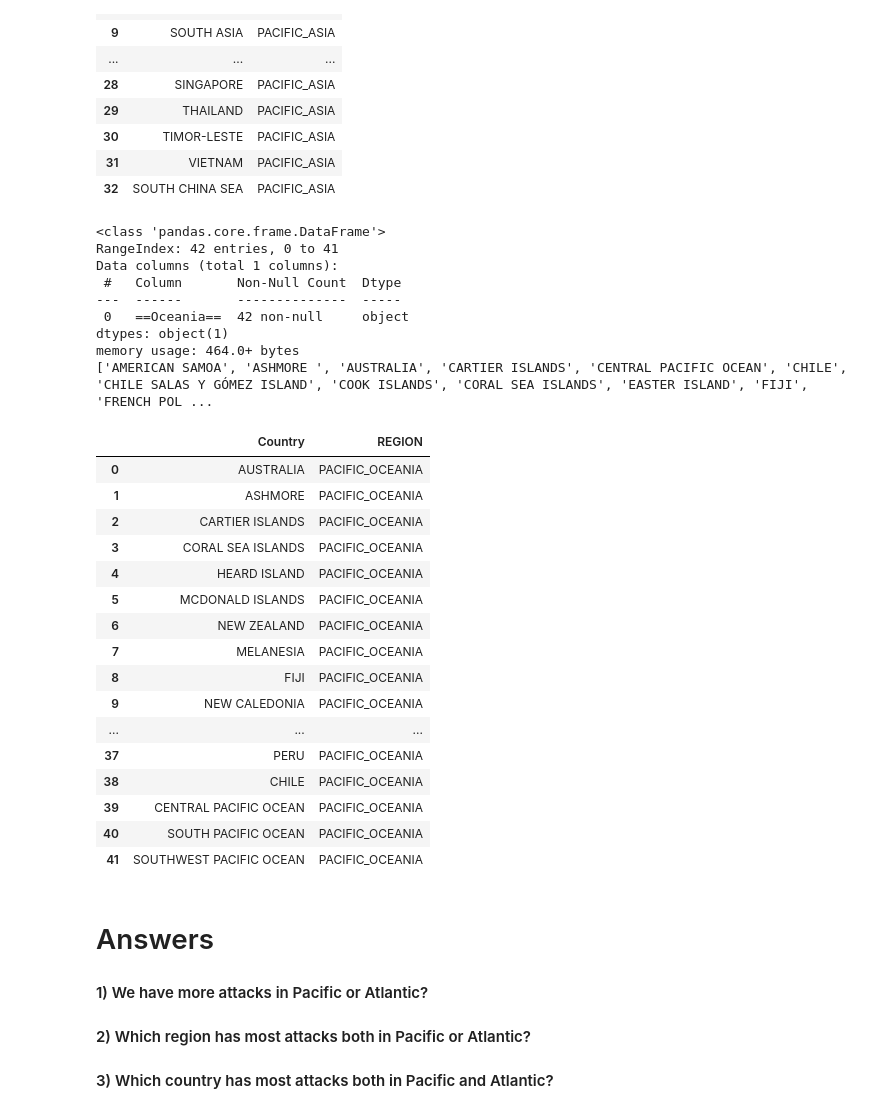
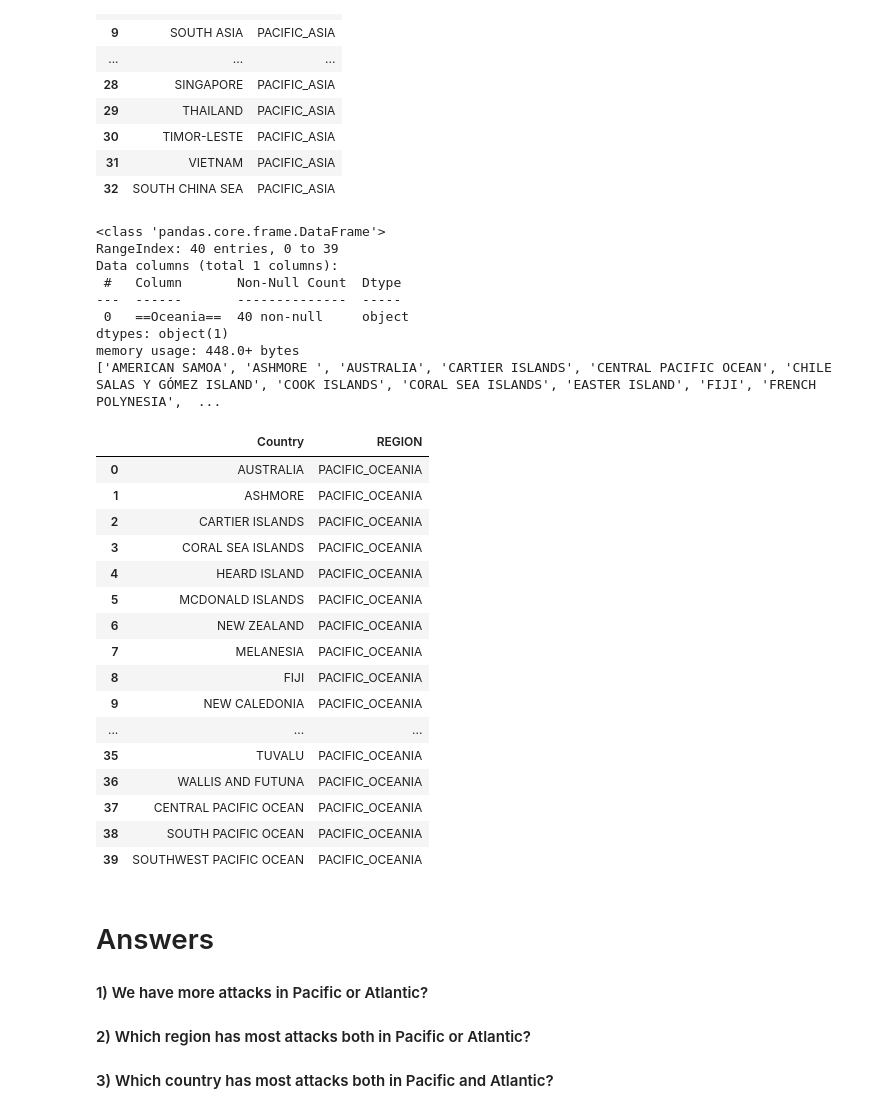
Before and after one commit to ggnicolau/ironhack_projects, a Jupyter notebook: PROJETO 1 - Shark_Attacks.ipynb, the cells around one changed output. Drawn from its saved outputs; the diff is of its cells as text; code cells hidden in the pictures.

```diff
--- a/PROJETO 1 - Shark_Attacks.ipynb
+++ b/PROJETO 1 - Shark_Attacks.ipynb
@@ -787,56 +792,57 @@ PACIFIC_OCEANIA['==Oceania=='] = PACIFIC_OCEANIA.sort_values(by=['==Oceania=='])
 
 #Filters
 PACIFIC_OCEANIA['==Oceania=='] = PACIFIC_OCEANIA['==Oceania=='].str[1:]
-PACIFIC_OCEANIA['==Oceania=='] = PACIFIC_OCEANIA['==Oceania=='].replace({'NICARAGUA ': 'NICARAGUA', ' TONGA': 'TONGA',' PHILIPPINES': 'PHILIPPINES', 'ANDAMAN ISLANDS': 'ANDAMAN / NICOBAR ISLANDAS', 'ASIA?': 'ASIA', 'CEYLON': 'SRI LANKA', 'CEYLON (SRI LANKA)': 'SRI LANKA'})
-PACIFIC_OCEANIA['==Oceania=='] = PACIFIC_OCEANIA['==Oceania=='].replace({'ANDAMAN ISLANDS': 'ANDAMAN / NICOBAR ISLANDAS', 'ASIA?': 'ASIA', 'CEYLON': 'SRI LANKA', 'CEYLON (SRI LANKA)': 'SRI LANKA'})
-PACIFIC_OCEANIA['==Oceania=='] = PACIFIC_OCEANIA['==Oceania=='].replace({'EGYPT': 'EGYPT / ISRAEL', 'EGYPT ': 'EGYPT / ISRAEL', 'INDIAN OCEAN?': 'INDIAN OCEAN', 'ITALY': 'ITALY / CROATIA'})
-PACIFIC_OCEANIA['==Oceania=='] = PACIFIC_OCEANIA['==Oceania=='].replace({'MEXICO ': 'MEXICO', 'NORTH ATLANTIC OCEAN ': 'NORTH ATLANTIC OCEAN', 'RED SEA': 'RED SEA / INDIAN OCEAN', 'RED SEA?': 'RED SEA / INDIAN OCEAN'})
-PACIFIC_OCEANIA['==Oceania=='] = PACIFIC_OCEANIA['==Oceania=='].replace({'REUNION': 'REUNION ISLAND','SOLOMON ISLANDS': 'SOLOMON ISLANDS / VANUATU', 'SOLOMON ISLANDS ': 'SOLOMON ISLANDS / VANUATU', 'VANUATU': 'SOLOMON ISLANDS / VANUATU', 'ST HELENA, BRITISH OVERSEAS TERRITORY': 'ST HELENA'})
-PACIFIC_OCEANIA['==Oceania=='] = PACIFIC_OCEANIA['==Oceania=='].replace({'ST. MAARTIN': 'ST. MARTIN', 'ST. MAARTEN': 'ST. MARTIN', 'SUDAN?': 'SUDAN', 'UNITED ARAB EMIRATES (UAE)': 'UNITED ARAB EMIRATES', 'YEMEN ' : 'YEMEN'})
+PACIFIC_OCEANIA['==Oceania=='] = PACIFIC_OCEANIA['==Oceania=='].replace({'ANDAMAN ISLANDS': 'ANDAMAN / NICOBAR ISLANDAS', 'CEYLON': 'SRI LANKA', 'CEYLON (SRI LANKA)': 'SRI LANKA'})
+PACIFIC_OCEANIA['==Oceania=='] = PACIFIC_OCEANIA['==Oceania=='].replace({'EGYPT': 'EGYPT / ISRAEL', 'ITALY': 'ITALY / CROATIA'})
+PACIFIC_OCEANIA['==Oceania=='] = PACIFIC_OCEANIA['==Oceania=='].replace({'RED SEA': 'RED SEA / INDIAN OCEAN'})
+PACIFIC_OCEANIA['==Oceania=='] = PACIFIC_OCEANIA['==Oceania=='].replace({'REUNION': 'REUNION ISLAND','SOLOMON ISLANDS': 'SOLOMON ISLANDS / VANUATU', 'VANUATU': 'SOLOMON ISLANDS / VANUATU', 'ST HELENA, BRITISH OVERSEAS TERRITORY': 'ST HELENA'})
+PACIFIC_OCEANIA['==Oceania=='] = PACIFIC_OCEANIA['==Oceania=='].replace({'ST. MAARTIN': 'ST. MARTIN', 'ST. MAARTEN': 'ST. MARTIN'})
 PACIFIC_OCEANIA['==Oceania=='] = PACIFIC_OCEANIA['==Oceania=='].replace({'IRAN': 'IRAN / IRAQ', 'IRAQ': 'IRAN / IRAQ', 'MICRONESIA, FEDERATED STATES OF': 'MICRONESIA', 'FEDERATED STATES OF MICRONESIA' :  'MICRONESIA', 'CAMEROON' : 'EQUATORIAL GUINEA / CAMEROON', 'EQUATORIAL GUINEA' : 'EQUATORIAL GUINEA / CAMEROON'})
-PACIFIC_OCEANIA['==Oceania=='] = PACIFIC_OCEANIA['==Oceania=='].replace({'PACIFIC OCEAN ': 'PACIFIC OCEAN', 'MALDIVE ISLANDS': 'FALKLAND ISLANDS', 'MALDIVES ISLANDS' : 'FALKLAND ISLANDS', 'MALDIVES' : 'FALKLAND ISLANDS', 'WESTERN SAMOA' : 'SAMOA'})
+PACIFIC_OCEANIA['==Oceania=='] = PACIFIC_OCEANIA['==Oceania=='].replace({'MALDIVE ISLANDS': 'FALKLAND ISLANDS', 'MALDIVES ISLANDS' : 'FALKLAND ISLANDS', 'MALDIVES' : 'FALKLAND ISLANDS', 'WESTERN SAMOA' : 'SAMOA'})
+PACIFIC_OCEANIA['==Oceania=='] = PACIFIC_OCEANIA['==Oceania=='].replace({'UNITED STATES OF AMERICA' : 'US', 'USA' : 'US', ' TONGA': 'TONGA', 'UNITED ARAB EMIRATES ': 'UNITED ARAB EMIRATES'})
+
 
 #list of countries
 OCEANIA_MERGED = PACIFIC_OCEANIA.groupby(['==Oceania==']).sum()
 print(list(OCEANIA_MERGED.index))
 PACIFIC_OCEANIA
 
 #Dataframe Call
 OCEANIA_MERGED
 #Dataframe Call by loc
 PACIFIC_OCEANIA.loc[:, ['==Oceania==']]
 OCEANIA_MERGED
 #ADD_RENAME_COLUMN
 PACIFIC_OCEANIA['REGION'] = 'PACIFIC_OCEANIA'
 PACIFIC_OCEANIA = PACIFIC_OCEANIA.rename(columns={"==Oceania==": 'Country'})
 PACIFIC_OCEANIA
 # %% [output]
 <class 'pandas.core.frame.DataFrame'>
-RangeIndex: 42 entries, 0 to 41
+RangeIndex: 40 entries, 0 to 39
 Data columns (total 1 columns):
  #   Column       Non-Null Count  Dtype
 ---  ------       --------------  -----
- 0   ==Oceania==  42 non-null     object
+ 0   ==Oceania==  40 non-null     object
 dtypes: object(1)
-memory usage: 464.0+ bytes
-['AMERICAN SAMOA', 'ASHMORE ', 'AUSTRALIA', 'CARTIER ISLANDS', 'CENTRAL PACIFIC OCEAN', 'CHILE', 'CHILE SALAS Y GÓMEZ ISLAND', 'COOK ISLANDS', 'CORAL SEA ISLANDS', 'EASTER ISLAND', 'FIJI', 'FRENCH POL ...
+memory usage: 448.0+ bytes
+['AMERICAN SAMOA', 'ASHMORE ', 'AUSTRALIA', 'CARTIER ISLANDS', 'CENTRAL PACIFIC OCEAN', 'CHILE SALAS Y GÓMEZ ISLAND', 'COOK ISLANDS', 'CORAL SEA ISLANDS', 'EASTER ISLAND', 'FIJI', 'FRENCH POLYNESIA',  ...
 |  | Country | REGION |
 | 0 | AUSTRALIA | PACIFIC_OCEANIA |
 | 1 | ASHMORE | PACIFIC_OCEANIA |
 | 2 | CARTIER ISLANDS | PACIFIC_OCEANIA |
 | 3 | CORAL SEA ISLANDS | PACIFIC_OCEANIA |
 | 4 | HEARD ISLAND | PACIFIC_OCEANIA |
 | 5 | MCDONALD ISLANDS | PACIFIC_OCEANIA |
 | 6 | NEW ZEALAND | PACIFIC_OCEANIA |
 | 7 | MELANESIA | PACIFIC_OCEANIA |
 | 8 | FIJI | PACIFIC_OCEANIA |
 | 9 | NEW CALEDONIA | PACIFIC_OCEANIA |
 | ... | ... | ... |
-| 37 | PERU | PACIFIC_OCEANIA |
-| 38 | CHILE | PACIFIC_OCEANIA |
-| 39 | CENTRAL PACIFIC OCEAN | PACIFIC_OCEANIA |
-| 40 | SOUTH PACIFIC OCEAN | PACIFIC_OCEANIA |
-| 41 | SOUTHWEST PACIFIC OCEAN | PACIFIC_OCEANIA |
+| 35 | TUVALU | PACIFIC_OCEANIA |
+| 36 | WALLIS AND FUTUNA | PACIFIC_OCEANIA |
+| 37 | CENTRAL PACIFIC OCEAN | PACIFIC_OCEANIA |
+| 38 | SOUTH PACIFIC OCEAN | PACIFIC_OCEANIA |
+| 39 | SOUTHWEST PACIFIC OCEAN | PACIFIC_OCEANIA |
 # %%
 compression_opts = dict(method='zip',
                         archive_name='PACIFIC_OCEANIA.csv')
```
Also changed, not shown: parts of 8 cells of this notebook.
